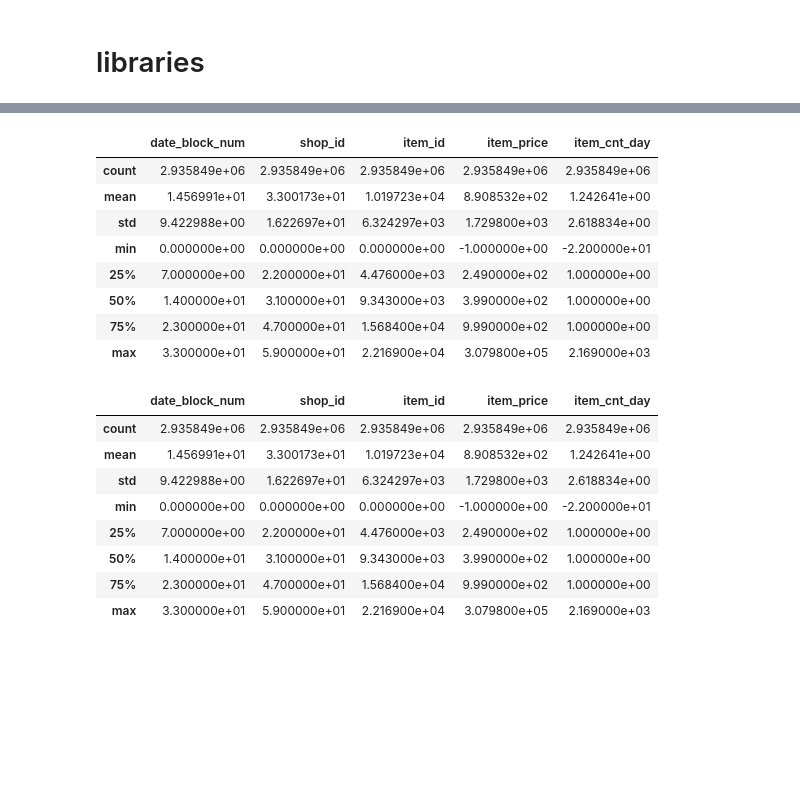
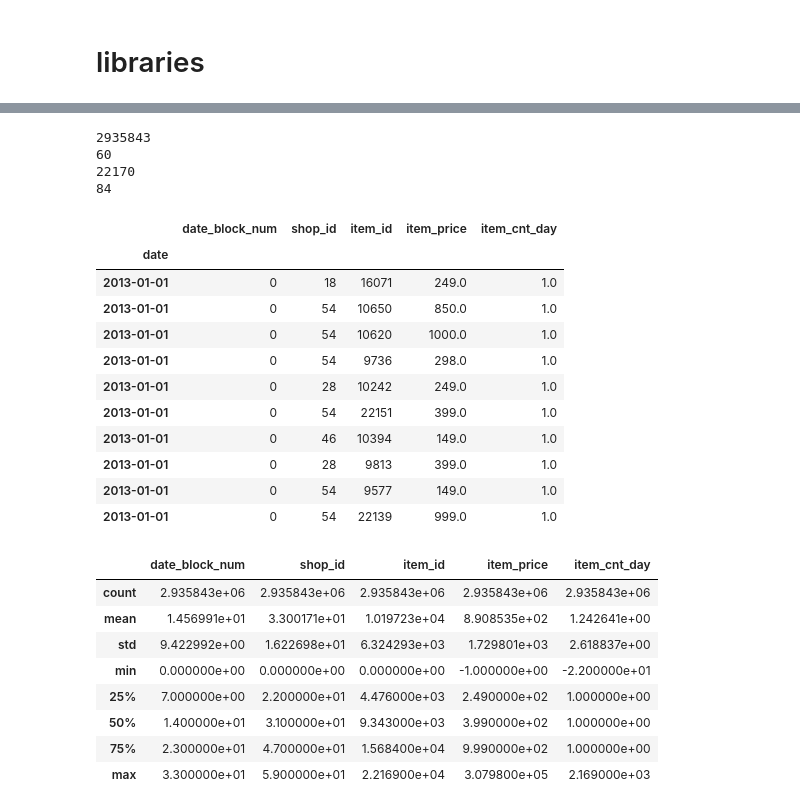
Before and after one commit to JonathanRayner/Kaggle-Predict-Sales, a Jupyter notebook: eda.ipynb, the cells around one changed output, grey strips where cells are left out. Saved outputs shown, nothing was run; the diff lists cells and outputs as text; code cells hidden in the pictures; blank space fills up the shorter version.

```diff
--- a/eda.ipynb
+++ b/eda.ipynb
@@ -79,0 +104,3 @@ df = pd.read_csv("sales_train.csv")
+# %%
+# training data, convert dates to datetime object and use as index, sort by date
+df = pd.read_csv("sales_train.csv", parse_dates=[0])
@@ -79,0 +124,7 @@ df = pd.read_csv("sales_train.csv")
+# %%
+# remove duplicates and use date as index
+df.drop_duplicates(inplace=True)
+
+df.set_index('date', inplace=True)
+df.sort_index(inplace=True)
+df
@@ -80,22 +146,34 @@ df = pd.read_csv("sales_train.csv")
+# %%
+# How much data
+for dataframe in [df, shops, items, item_categories]:
+    print(len(dataframe))
+# %% [output]
+2935843
+60
+22170
+84
 # %%
-df.head()
+df.head(10)
 # %% [output]
 |  | date_block_num | shop_id | item_id | item_price | item_cnt_day |
-| count | 2.935849e+06 | 2.935849e+06 | 2.935849e+06 | 2.935849e+06 | 2.935849e+06 |
-| mean | 1.456991e+01 | 3.300173e+01 | 1.019723e+04 | 8.908532e+02 | 1.242641e+00 |
-| std | 9.422988e+00 | 1.622697e+01 | 6.324297e+03 | 1.729800e+03 | 2.618834e+00 |
-| min | 0.000000e+00 | 0.000000e+00 | 0.000000e+00 | -1.000000e+00 | -2.200000e+01 |
-| 25% | 7.000000e+00 | 2.200000e+01 | 4.476000e+03 | 2.490000e+02 | 1.000000e+00 |
-| 50% | 1.400000e+01 | 3.100000e+01 | 9.343000e+03 | 3.990000e+02 | 1.000000e+00 |
-| 75% | 2.300000e+01 | 4.700000e+01 | 1.568400e+04 | 9.990000e+02 | 1.000000e+00 |
-| max | 3.300000e+01 | 5.900000e+01 | 2.216900e+04 | 3.079800e+05 | 2.169000e+03 |
+| date |  |  |  |  |  |
+| 2013-01-01 | 0 | 18 | 16071 | 249.0 | 1.0 |
+| 2013-01-01 | 0 | 54 | 10650 | 850.0 | 1.0 |
+| 2013-01-01 | 0 | 54 | 10620 | 1000.0 | 1.0 |
+| 2013-01-01 | 0 | 54 | 9736 | 298.0 | 1.0 |
+| 2013-01-01 | 0 | 28 | 10242 | 249.0 | 1.0 |
+| 2013-01-01 | 0 | 54 | 22151 | 399.0 | 1.0 |
+| 2013-01-01 | 0 | 46 | 10394 | 149.0 | 1.0 |
+| 2013-01-01 | 0 | 28 | 9813 | 399.0 | 1.0 |
+| 2013-01-01 | 0 | 54 | 9577 | 149.0 | 1.0 |
+| 2013-01-01 | 0 | 54 | 22139 | 999.0 | 1.0 |
 # %%
 df.describe()
 # %% [output]
 |  | date_block_num | shop_id | item_id | item_price | item_cnt_day |
-| count | 2.935849e+06 | 2.935849e+06 | 2.935849e+06 | 2.935849e+06 | 2.935849e+06 |
-| mean | 1.456991e+01 | 3.300173e+01 | 1.019723e+04 | 8.908532e+02 | 1.242641e+00 |
-| std | 9.422988e+00 | 1.622697e+01 | 6.324297e+03 | 1.729800e+03 | 2.618834e+00 |
+| count | 2.935843e+06 | 2.935843e+06 | 2.935843e+06 | 2.935843e+06 | 2.935843e+06 |
+| mean | 1.456991e+01 | 3.300171e+01 | 1.019723e+04 | 8.908535e+02 | 1.242641e+00 |
+| std | 9.422992e+00 | 1.622698e+01 | 6.324293e+03 | 1.729801e+03 | 2.618837e+00 |
 | min | 0.000000e+00 | 0.000000e+00 | 0.000000e+00 | -1.000000e+00 | -2.200000e+01 |
 | 25% | 7.000000e+00 | 2.200000e+01 | 4.476000e+03 | 2.490000e+02 | 1.000000e+00 |
 | 50% | 1.400000e+01 | 3.100000e+01 | 9.343000e+03 | 3.990000e+02 | 1.000000e+00 |
```
Also changed, not shown: parts of 33 cells of this notebook.
